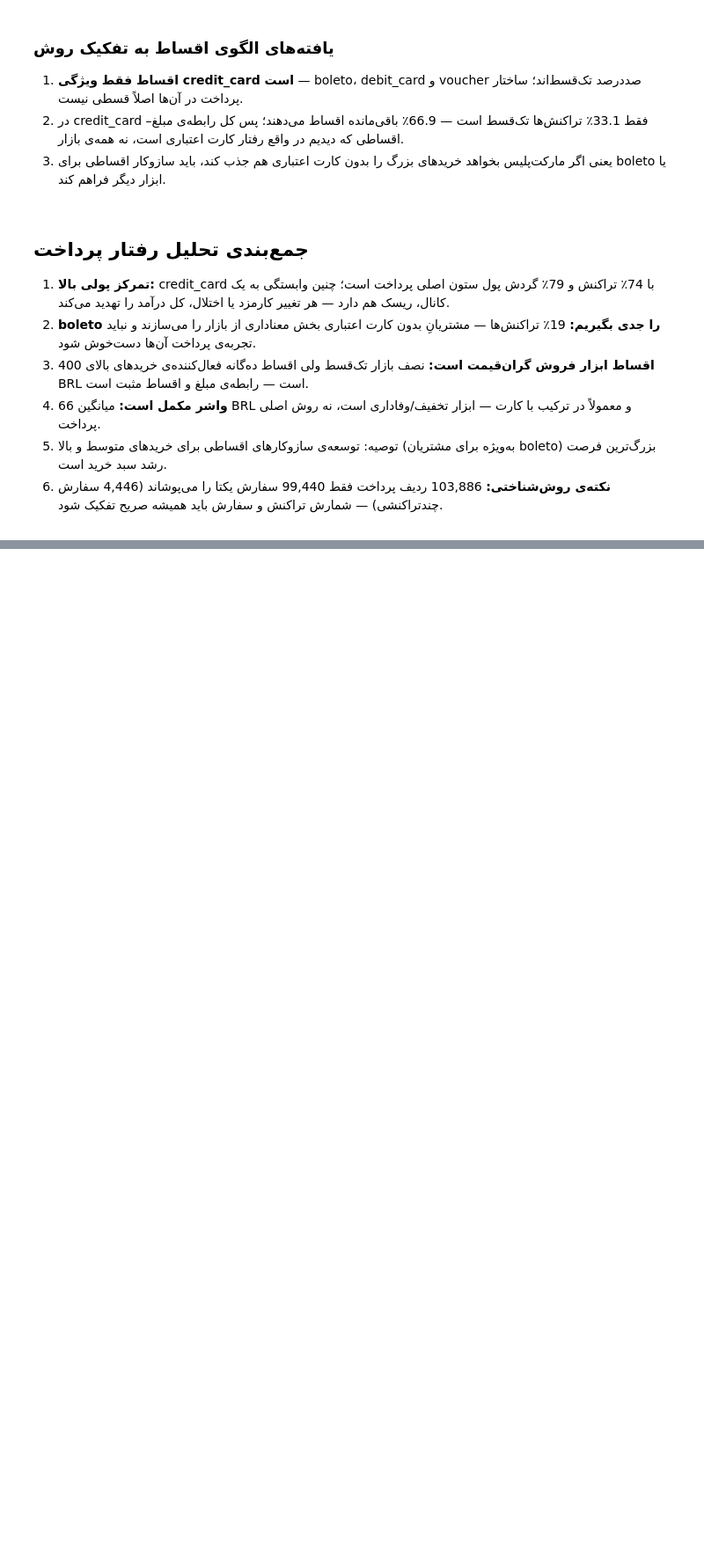
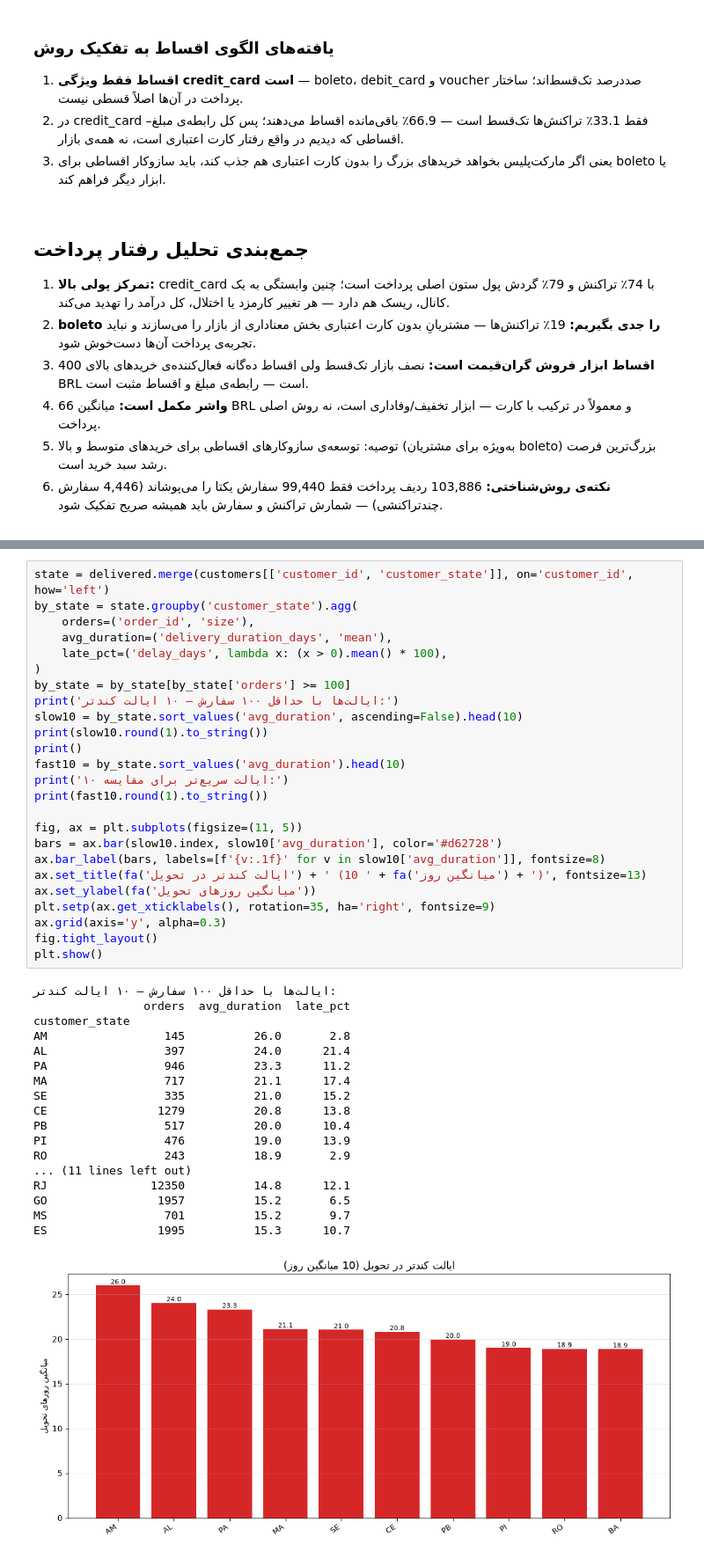
Before and after one commit to arashalidadi/olist-pro, a Jupyter notebook: olist_analysis.ipynb, the cells around one changed output, grey strips where cells are left out. Shown at 88% size. Saved outputs shown, nothing was run; the diff lists cells and outputs as text; blank space fills up the shorter version.

```diff
--- a/olist_analysis.ipynb
+++ b/olist_analysis.ipynb
@@ -2347,0 +2493,44 @@ voucher               100.0   0.0   0.0  0.0  0.0  0.0  0.0  0.0  0.0  0.0  0.0
+# %%
+state = delivered.merge(customers[['customer_id', 'customer_state']], on='customer_id', how='left')
+by_state = state.groupby('customer_state').agg(
+    orders=('order_id', 'size'),
+    avg_duration=('delivery_duration_days', 'mean'),
+    late_pct=('delay_days', lambda x: (x > 0).mean() * 100),
+)
+by_state = by_state[by_state['orders'] >= 100]
+print('ایالت‌ها با حداقل ۱۰۰ سفارش — ۱۰ ایالت کندتر:')
+slow10 = by_state.sort_values('avg_duration', ascending=False).head(10)
+print(slow10.round(1).to_string())
+print()
+fast10 = by_state.sort_values('avg_duration').head(10)
+print('۱۰ ایالت سریع‌تر برای مقایسه:')
+print(fast10.round(1).to_string())
+
+fig, ax = plt.subplots(figsize=(11, 5))
+bars = ax.bar(slow10.index, slow10['avg_duration'], color='#d62728')
+ax.bar_label(bars, labels=[f'{v:.1f}' for v in slow10['avg_duration']], fontsize=8)
+ax.set_title(fa('ایالت کندتر در تحویل') + ' (10 ' + fa('میانگین روز') + ')', fontsize=13)
+ax.set_ylabel(fa('میانگین روزهای تحویل'))
+plt.setp(ax.get_xticklabels(), rotation=35, ha='right', fontsize=9)
+ax.grid(axis='y', alpha=0.3)
+fig.tight_layout()
+plt.show()
+# %% [output]
+ایالت‌ها با حداقل ۱۰۰ سفارش — ۱۰ ایالت کندتر:
+                orders  avg_duration  late_pct
+customer_state
+AM                 145          26.0       2.8
+AL                 397          24.0      21.4
+PA                 946          23.3      11.2
+MA                 717          21.1      17.4
+SE                 335          21.0      15.2
+CE                1279          20.8      13.8
+PB                 517          20.0      10.4
+PI                 476          19.0      13.9
+RO                 243          18.9       2.9
+... (11 lines left out)
+RJ               12350          14.8      12.1
+GO                1957          15.2       6.5
+MS                 701          15.2       9.7
+ES                1995          15.3      10.7
+[figure, added]
```
Also changed, not shown: parts of 12 cells of this notebook, 1 other file.
